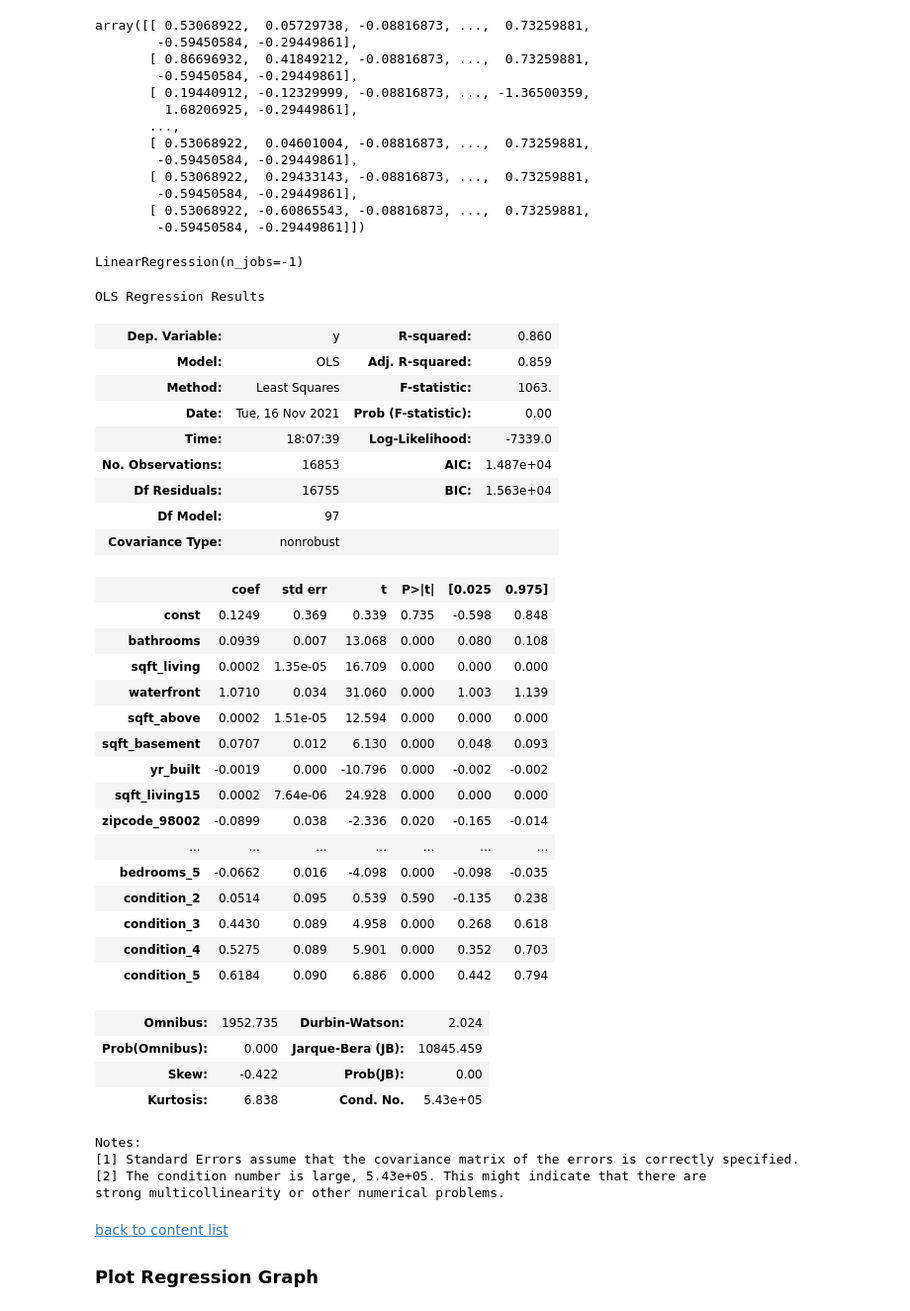
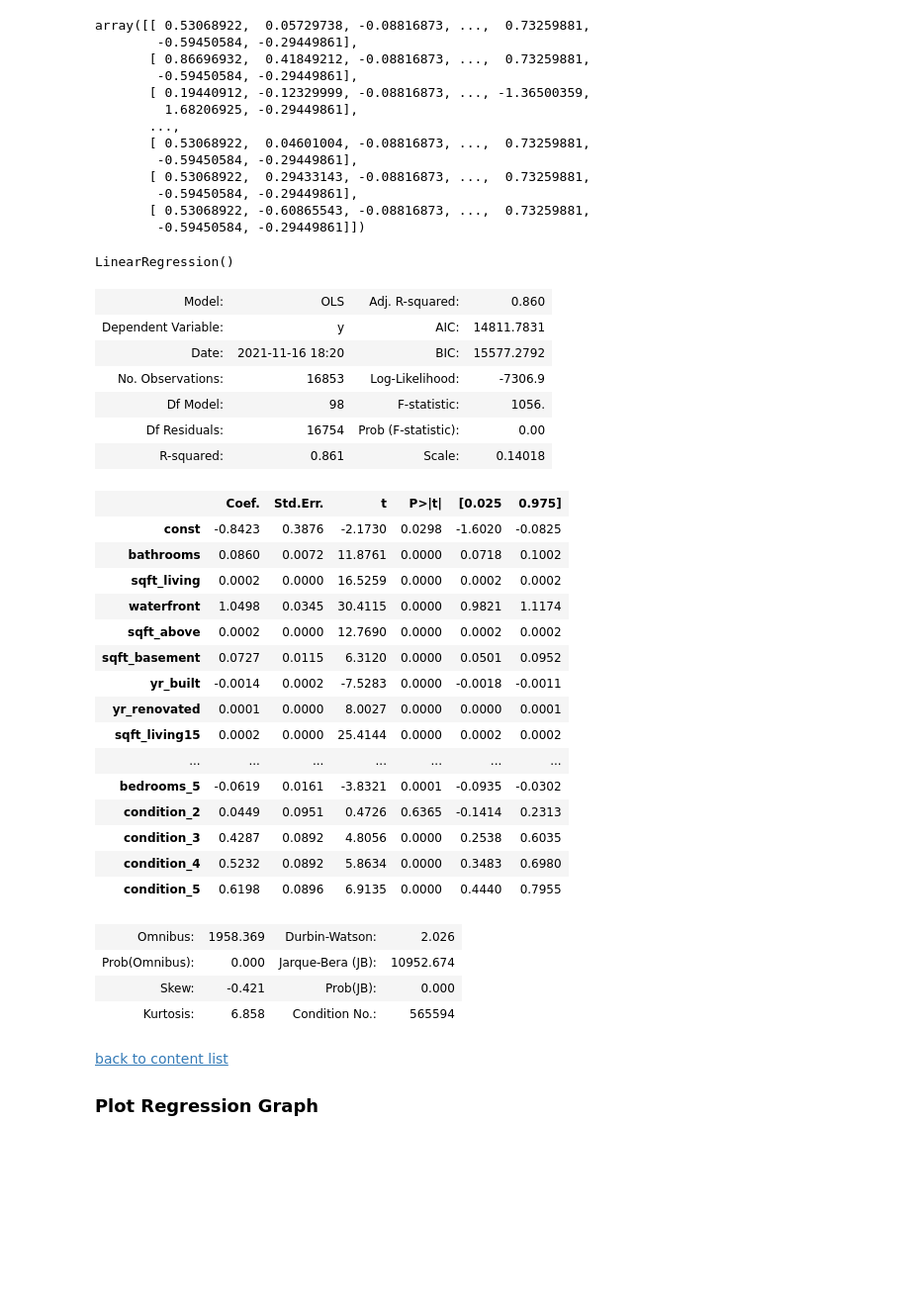
Before and after one commit to Denny-Meyer/IronHack_mid_term_real_state_regression, a Jupyter notebook: source_code/data_analytics_denny.ipynb, the cells around one changed output. Shown at 99% size. Drawn from its saved outputs; the diff is of its cells as text; code cells hidden in the pictures; blank space fills up the shorter version.

```diff
--- a/source_code/data_analytics_denny.ipynb
+++ b/source_code/data_analytics_denny.ipynb
@@ -254,9 +254,9 @@ plt.show()
 > sqft_living15 and sqft_lot15 represents the average living and lot sqft of the closest 15 neiboorhouses
 # %%
 # drop first not need data
-work_copy.drop(columns=['id', 'date', 'sqft_lot', 'view', 'yr_renovated', 'sqft_lot15'], inplace=True)
+work_copy.drop(columns=['id', 'date', 'sqft_lot', 'view', 'sqft_lot15'], inplace=True)
 
-# removed floors, sqft_living15, sqft_above
+# removed floors, sqft_living15, sqft_above, yr_renovated
 # %%
 # droping long and lat coordinates, as this location information is allready included in the zipcodes
 work_copy.drop(columns=['long', 'lat'], inplace=True)
@@ -348,55 +348,49 @@ array([[ 0.53068922,  0.05729738, -0.08816873, ...,  0.73259881,
        [ 0.53068922, -0.60865543, -0.08816873, ...,  0.73259881,
         -0.59450584, -0.29449861]])
 # %%
-model_l = LinearRegression(n_jobs=-1)
+model_l = LinearRegression()
 #model_l = Lasso()
 
 model_l.fit(x_train, y_train)
 # %% [output]
-LinearRegression(n_jobs=-1)
+LinearRegression()
 # %%
 y_pred_train = model_l.predict(x_train)
 y_pred_test = model_l.predict(x_test)
 # %%
 x_train_sm = sm.add_constant(x_train) # adding a constant
 model = sm.OLS(list(y_train), x_train_sm).fit()
 
-model.summary()
+#model.summary()
+model.summary2()
 # %% [output]
-OLS Regression Results
-| Dep. Variable: | y | R-squared: | 0.860 |
-| Model: | OLS | Adj. R-squared: | 0.859 |
-| Method: | Least Squares | F-statistic: | 1063. |
-| Date: | Tue, 16 Nov 2021 | Prob (F-statistic): | 0.00 |
-| Time: | 18:07:39 | Log-Likelihood: | -7339.0 |
-| No. Observations: | 16853 | AIC: | 1.487e+04 |
-| Df Residuals: | 16755 | BIC: | 1.563e+04 |
-| Df Model: | 97 |  |  |
-| Covariance Type: | nonrobust |  |  |
+| Model: | OLS | Adj. R-squared: | 0.860 |
+| Dependent Variable: | y | AIC: | 14811.7831 |
+| Date: | 2021-11-16 18:20 | BIC: | 15577.2792 |
+| No. Observations: | 16853 | Log-Likelihood: | -7306.9 |
+| Df Model: | 98 | F-statistic: | 1056. |
+| Df Residuals: | 16754 | Prob (F-statistic): | 0.00 |
+| R-squared: | 0.861 | Scale: | 0.14018 |
-|  | coef | std err | t | P>|t| | [0.025 | 0.975] |
-| const | 0.1249 | 0.369 | 0.339 | 0.735 | -0.598 | 0.848 |
-| bathrooms | 0.0939 | 0.007 | 13.068 | 0.000 | 0.080 | 0.108 |
-| sqft_living | 0.0002 | 1.35e-05 | 16.709 | 0.000 | 0.000 | 0.000 |
-| waterfront | 1.0710 | 0.034 | 31.060 | 0.000 | 1.003 | 1.139 |
-| sqft_above | 0.0002 | 1.51e-05 | 12.594 | 0.000 | 0.000 | 0.000 |
-| sqft_basement | 0.0707 | 0.012 | 6.130 | 0.000 | 0.048 | 0.093 |
-| yr_built | -0.0019 | 0.000 | -10.796 | 0.000 | -0.002 | -0.002 |
-| sqft_living15 | 0.0002 | 7.64e-06 | 24.928 | 0.000 | 0.000 | 0.000 |
-| zipcode_98002 | -0.0899 | 0.038 | -2.336 | 0.020 | -0.165 | -0.014 |
+|  | Coef. | Std.Err. | t | P>|t| | [0.025 | 0.975] |
+| const | -0.8423 | 0.3876 | -2.1730 | 0.0298 | -1.6020 | -0.0825 |
+| bathrooms | 0.0860 | 0.0072 | 11.8761 | 0.0000 | 0.0718 | 0.1002 |
+| sqft_living | 0.0002 | 0.0000 | 16.5259 | 0.0000 | 0.0002 | 0.0002 |
+| waterfront | 1.0498 | 0.0345 | 30.4115 | 0.0000 | 0.9821 | 1.1174 |
+| sqft_above | 0.0002 | 0.0000 | 12.7690 | 0.0000 | 0.0002 | 0.0002 |
+| sqft_basement | 0.0727 | 0.0115 | 6.3120 | 0.0000 | 0.0501 | 0.0952 |
+| yr_built | -0.0014 | 0.0002 | -7.5283 | 0.0000 | -0.0018 | -0.0011 |
+| yr_renovated | 0.0001 | 0.0000 | 8.0027 | 0.0000 | 0.0000 | 0.0001 |
+| sqft_living15 | 0.0002 | 0.0000 | 25.4144 | 0.0000 | 0.0002 | 0.0002 |
 | ... | ... | ... | ... | ... | ... | ... |
-| bedrooms_5 | -0.0662 | 0.016 | -4.098 | 0.000 | -0.098 | -0.035 |
-| condition_2 | 0.0514 | 0.095 | 0.539 | 0.590 | -0.135 | 0.238 |
-| condition_3 | 0.4430 | 0.089 | 4.958 | 0.000 | 0.268 | 0.618 |
-| condition_4 | 0.5275 | 0.089 | 5.901 | 0.000 | 0.352 | 0.703 |
-| condition_5 | 0.6184 | 0.090 | 6.886 | 0.000 | 0.442 | 0.794 |
+| bedrooms_5 | -0.0619 | 0.0161 | -3.8321 | 0.0001 | -0.0935 | -0.0302 |
+| condition_2 | 0.0449 | 0.0951 | 0.4726 | 0.6365 | -0.1414 | 0.2313 |
+| condition_3 | 0.4287 | 0.0892 | 4.8056 | 0.0000 | 0.2538 | 0.6035 |
+| condition_4 | 0.5232 | 0.0892 | 5.8634 | 0.0000 | 0.3483 | 0.6980 |
+| condition_5 | 0.6198 | 0.0896 | 6.9135 | 0.0000 | 0.4440 | 0.7955 |
-| Omnibus: | 1952.735 | Durbin-Watson: | 2.024 |
-| Prob(Omnibus): | 0.000 | Jarque-Bera (JB): | 10845.459 |
-| Skew: | -0.422 | Prob(JB): | 0.00 |
-| Kurtosis: | 6.838 | Cond. No. | 5.43e+05 |
+| Omnibus: | 1958.369 | Durbin-Watson: | 2.026 |
+| Prob(Omnibus): | 0.000 | Jarque-Bera (JB): | 10952.674 |
+| Skew: | -0.421 | Prob(JB): | 0.000 |
+| Kurtosis: | 6.858 | Condition No.: | 565594 |
-Notes:
-[1] Standard Errors assume that the covariance matrix of the errors is correctly specified.
-[2] The condition number is large, 5.43e+05. This might indicate that there are
-strong multicollinearity or other numerical problems.
 # %% [markdown]
 <a id='plot_regression'></a>
 <a href='#content'>back to content list</a>
```
Also changed, not shown: parts of 6 cells of this notebook.
